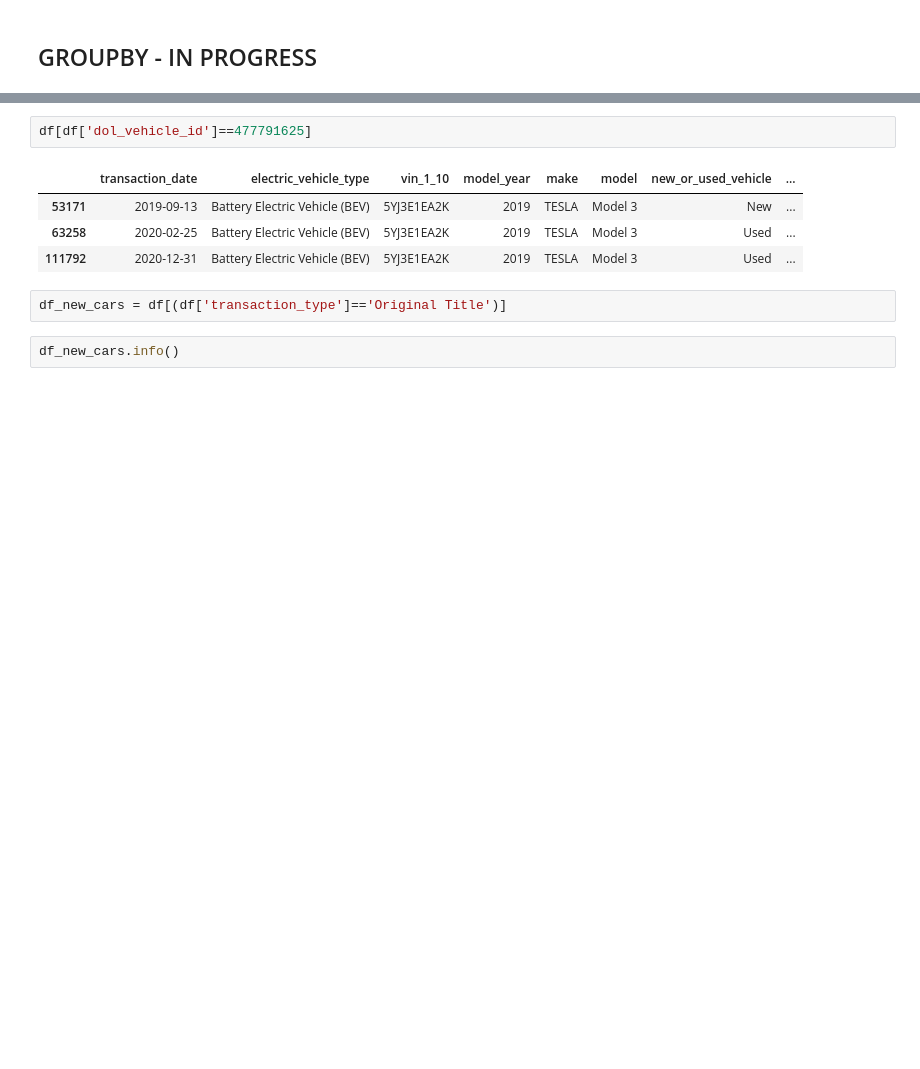
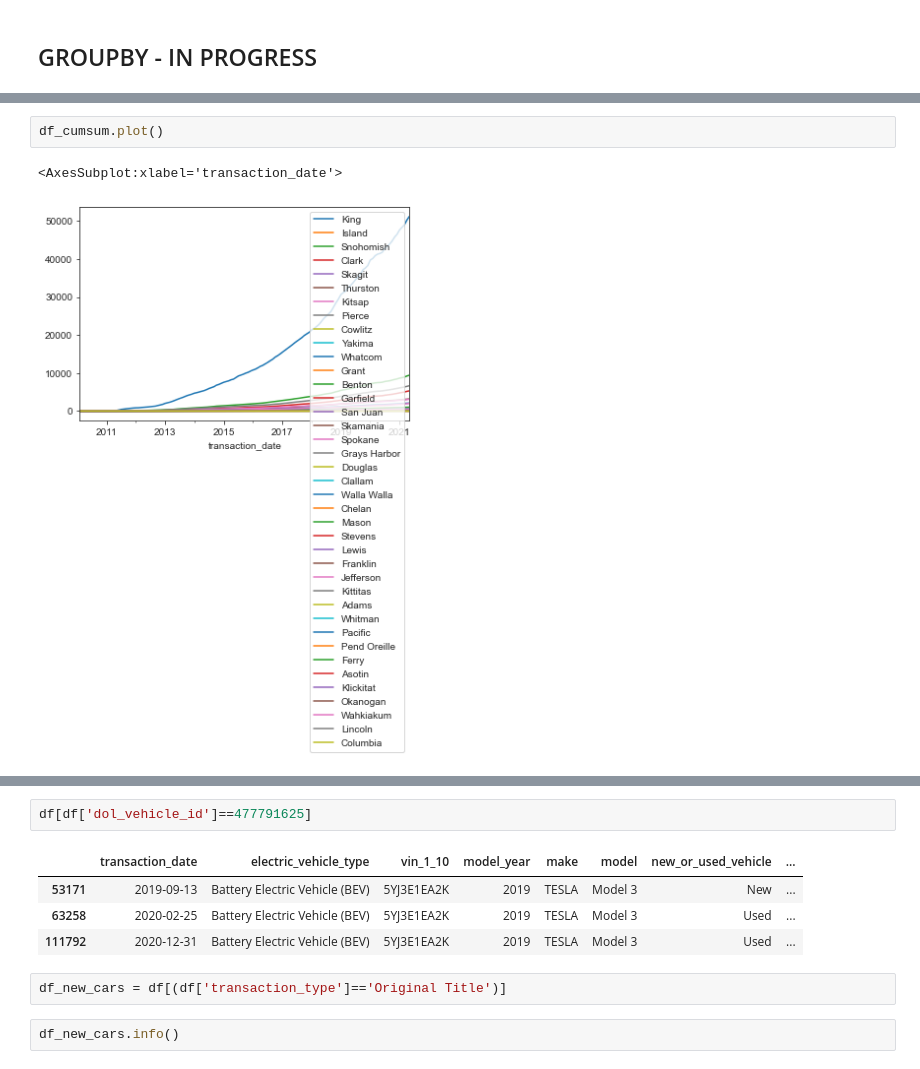
Before and after one commit to ebtezcan/EV-Charger-Prediction, a Jupyter notebook: index_OSEMN_plus_mvp-Copy1.ipynb, the cells around one changed output, grey strips where cells are left out. Saved outputs shown, nothing was run; the diff lists cells and outputs as text; blank space fills up the shorter version.

```diff
--- a/index_OSEMN_plus_mvp-Copy1.ipynb
+++ b/index_OSEMN_plus_mvp-Copy1.ipynb
@@ -501,0 +828,5 @@ df_grouped = df.groupby(by=['m/y', 'dol_vehicle_id']).last()
+# %%
+df_cumsum.plot()
+# %% [output]
+<AxesSubplot:xlabel='transaction_date'>
+[figure, added]
```
Also changed, not shown: parts of 57 cells of this notebook.
